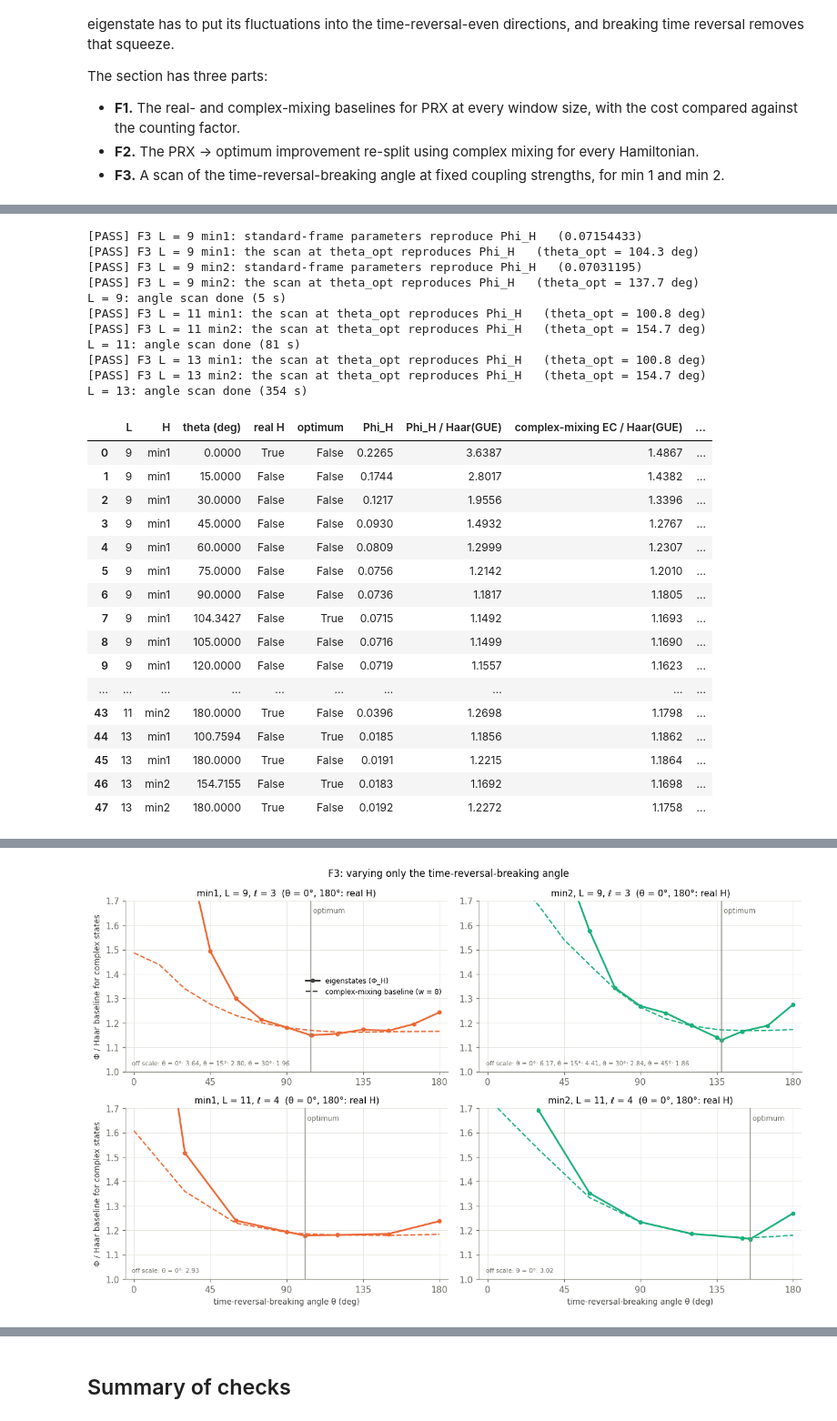
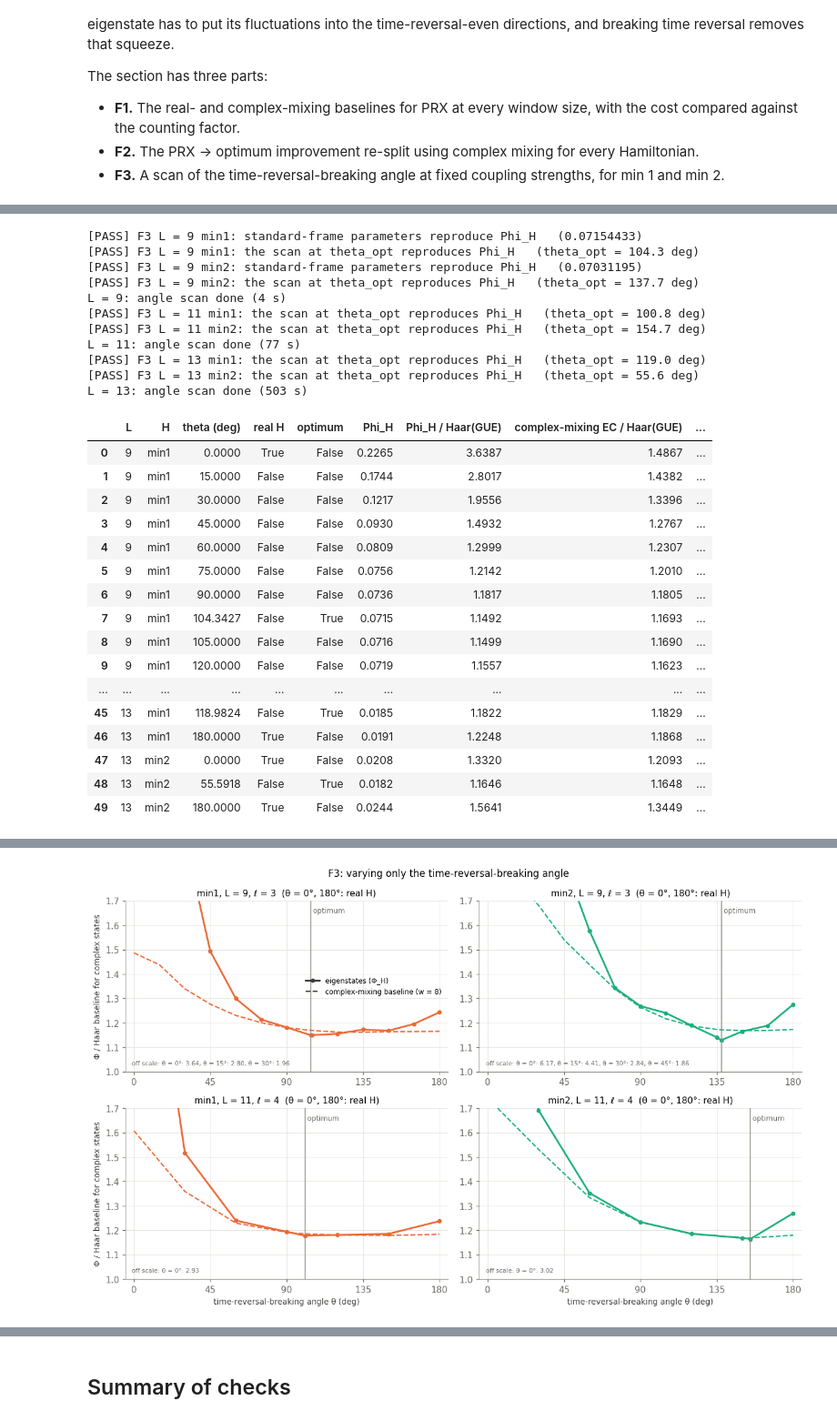
Before and after one commit to hotsoup1415/Optimizing-thermalization, a Jupyter notebook: notebooks/07_energy_conservation.ipynb, the cells around one changed output, grey strips where cells are left out. Shown at 91% size. Cells and saved outputs as stored; diff of their text form; code cells hidden in the pictures.

```diff
--- a/notebooks/07_energy_conservation.ipynb
+++ b/notebooks/07_energy_conservation.ipynb
@@ -96,10 +96,16 @@ PARAMS = {
          'min1': ('x6', [0.0723185, 0.560674, 0.731729, -0.450085, 0.362785, 0.0]),
          'min2': ('x6', [0.0639073, 0.482552, 1.38985, -0.214289, 0.878317, 0.0])},
 }
-PARAMS[13] = dict(PARAMS[11])    # no L = 13 search: the L = 11 optima, transferred unchanged
-PARAM_NOTE = {9: 'L = 9 optimum', 11: 'L = 11 optimum', 13: 'L = 11 optimum, transferred'}
+PARAMS[13] = {    # provisional L = 13 (l = 5) optima from the HPC search, standard frame (l13_l5_results.npz)
+    'PRX':  ('gh', (1.08, 0.30)),
+    'min1': ('x6', [0.052453169282991936, 0.42735606301449497, 0.7956654024089554,
+                    -0.33246518090000116, 0.2997044568443113, 0.0]),
+    'min2': ('x6', [0.06390732182093949, 0.21266945943460414, -1.2361005836458223,
+                    -1.057612495781022, 1.9678969722593767, 0.0])}
+PARAM_NOTE = {9: 'L = 9 optimum', 11: 'L = 11 optimum', 13: 'L = 13 optimum (provisional)'}
 REF_PHI = {9:  {'PRX': 0.09813847, 'min1': 0.07154433, 'min2': 0.07031195},   # coupling search (README table)
-           11: {'PRX': 0.04553219, 'min1': 0.03677807, 'min2': 0.03634512}}
+           11: {'PRX': 0.04553219, 'min1': 0.03677807, 'min2': 0.03634512},
+           13: {'PRX': 0.02095626735, 'min1': 0.01846709691, 'min2': 0.01819287880}}   # L = 13 HPC search
 
 _sx = np.array([[0, 1], [1, 0]], dtype=complex)
 _sy = np.array([[0, -1j], [1j, 0]])
@@ -807,7 +814,7 @@ def theta_of(xs):
     return abs(np.arctan2(2 * xs[3], xs[1] - xs[2]))
 
 
-N_THETA = {9: 13, 11: 7}      # full angle grids; any other L (13) gets only theta_opt and the real point 180 deg
+N_THETA = {9: 13, 11: 7}      # full angle grids; any other L (13) gets theta_opt and the two real points 0 and 180 deg
 ANGLE, rows = {}, []
 for (L, l) in SIZES:
     geo = GEO[L]
@@ -822,7 +829,7 @@ for (L, l) in SIZES:
             phi_std = pair_phi(eigh(H, subset_by_index=[geo.lo, geo.hi])[1], geo).mean()
             check(f'F3 L = {L} {name}: standard-frame parameters reproduce Phi_H',
                   np.isclose(phi_std, SYS[(L, name)]['phi_H'], rtol=1e-8), f'{phi_std:.8f}')
-        grid = (np.linspace(0, np.pi, N_THETA[L]) if L in N_THETA else [np.pi])
+        grid = (np.linspace(0, np.pi, N_THETA[L]) if L in N_THETA else [0.0, np.pi])
         grid = sorted(set(np.round(np.append(grid, th0), 12)))
         for th in grid:
             opt = bool(np.isclose(th, th0))
@@ -853,11 +860,14 @@ display(df_ang.round(4))
 for (L, l) in SIZES:
     for name in ('min1', 'min2'):
         d = df_ang[(df_ang.L == L) & (df_ang.H == name)]
-        o, r180 = d[d.optimum].iloc[0], d[np.isclose(d['theta (deg)'], 180)].iloc[0]
-        print(f"FINDING  L = {L:2d} {name} ({PARAM_NOTE[L]}): restoring time reversal at fixed couplings "
-              f"(theta = 180 deg) raises Phi by {100 * (r180['Phi_H'] / o['Phi_H'] - 1):.1f}%; complex-mixing baseline "
-              f"{o['complex-mixing EC / Haar(GUE)']:.3f} -> {r180['complex-mixing EC / Haar(GUE)']:.3f}; "
-              f"Phi_H / complex-mixing EC {o['Phi_H / complex-mixing EC']:.3f} -> {r180['Phi_H / complex-mixing EC']:.3f}")
+        o = d[d.optimum].iloc[0]
+        for th_real in (0, 180):    # both time-reversal-symmetric points at the same coupling strengths
+            rr = d[np.isclose(d['theta (deg)'], th_real)].iloc[0]
+            print(f"FINDING  L = {L:2d} {name} ({PARAM_NOTE[L]}, theta_opt = {o['theta (deg)']:.1f} deg): restoring time "
+                  f"reversal at theta = {th_real:3d} deg raises Phi by {100 * (rr['Phi_H'] / o['Phi_H'] - 1):5.1f}%; "
+                  f"complex-mixing baseline {o['complex-mixing EC / Haar(GUE)']:.3f} -> "
+                  f"{rr['complex-mixing EC / Haar(GUE)']:.3f}; Phi_H / complex-mixing EC "
+                  f"{o['Phi_H / complex-mixing EC']:.3f} -> {rr['Phi_H / complex-mixing EC']:.3f}")
 
 PLOT_SIZES = [(L, l) for (L, l) in SIZES if L in N_THETA]
 fig, axes = plt.subplots(len(PLOT_SIZES), 2, figsize=(11.5, 3.6 * len(PLOT_SIZES)), squeeze=False)
@@ -877,40 +887,40 @@ for i, (L, l) in enumerate(PLOT_SIZES):
                     zip(off['theta (deg)'], off['Phi_H / Haar(GUE)'])), transform=ax.transAxes, fontsize=7, color='#6b6a63')
         ax.set_ylim(1.0, YTOP); ax.set_xlim(-5, 185); ax.set_xticks([0, 45, 90, 135, 180])
         ax.set_title(f'{name}, L = {L}, ℓ = {l}  (θ = 0°, 180°: real H)')
         if i == len(PLOT_SIZES) - 1: ax.set_xlabel('time-reversal-breaking angle θ (deg)')
         if j == 0: ax.set_ylabel('Φ / Haar baseline for complex states')
 handles = [Line2D([], [], color='#3d3d3a', lw=2, marker='o', ms=4, label='eigenstates (Φ_H)'),
            Line2D([], [], color='#3d3d3a', lw=1.5, ls='--', label=f'complex-mixing baseline (w = {W_REF})')]
 axes[0, 0].legend(handles=handles, fontsize=8, loc='center right')
 fig.suptitle('F3: varying only the time-reversal-breaking angle', fontsize=11)
 fig.tight_layout(); plt.show()
 print(f'Section F3 time: {time.time() - t0:.1f} s')
 # %% [output]
 [PASS] F3 L = 9 min1: standard-frame parameters reproduce Phi_H   (0.07154433)
 [PASS] F3 L = 9 min1: the scan at theta_opt reproduces Phi_H   (theta_opt = 104.3 deg)
 [PASS] F3 L = 9 min2: standard-frame parameters reproduce Phi_H   (0.07031195)
 [PASS] F3 L = 9 min2: the scan at theta_opt reproduces Phi_H   (theta_opt = 137.7 deg)
-L = 9: angle scan done (5 s)
+L = 9: angle scan done (4 s)
 [PASS] F3 L = 11 min1: the scan at theta_opt reproduces Phi_H   (theta_opt = 100.8 deg)
 [PASS] F3 L = 11 min2: the scan at theta_opt reproduces Phi_H   (theta_opt = 154.7 deg)
-L = 11: angle scan done (81 s)
-[PASS] F3 L = 13 min1: the scan at theta_opt reproduces Phi_H   (theta_opt = 100.8 deg)
-[PASS] F3 L = 13 min2: the scan at theta_opt reproduces Phi_H   (theta_opt = 154.7 deg)
-L = 13: angle scan done (354 s)
+L = 11: angle scan done (77 s)
+[PASS] F3 L = 13 min1: the scan at theta_opt reproduces Phi_H   (theta_opt = 119.0 deg)
+[PASS] F3 L = 13 min2: the scan at theta_opt reproduces Phi_H   (theta_opt = 55.6 deg)
+L = 13: angle scan done (503 s)
 |  | L | H | theta (deg) | real H | optimum | Phi_H | Phi_H / Haar(GUE) | complex-mixing EC / Haar(GUE) | ... |
 | 0 | 9 | min1 | 0.0000 | True | False | 0.2265 | 3.6387 | 1.4867 | ... |
 | 1 | 9 | min1 | 15.0000 | False | False | 0.1744 | 2.8017 | 1.4382 | ... |
 | 2 | 9 | min1 | 30.0000 | False | False | 0.1217 | 1.9556 | 1.3396 | ... |
 | 3 | 9 | min1 | 45.0000 | False | False | 0.0930 | 1.4932 | 1.2767 | ... |
 | 4 | 9 | min1 | 60.0000 | False | False | 0.0809 | 1.2999 | 1.2307 | ... |
 | 5 | 9 | min1 | 75.0000 | False | False | 0.0756 | 1.2142 | 1.2010 | ... |
 | 6 | 9 | min1 | 90.0000 | False | False | 0.0736 | 1.1817 | 1.1805 | ... |
 | 7 | 9 | min1 | 104.3427 | False | True | 0.0715 | 1.1492 | 1.1693 | ... |
 | 8 | 9 | min1 | 105.0000 | False | False | 0.0716 | 1.1499 | 1.1690 | ... |
 | 9 | 9 | min1 | 120.0000 | False | False | 0.0719 | 1.1557 | 1.1623 | ... |
 | ... | ... | ... | ... | ... | ... | ... | ... | ... | ... |
-| 43 | 11 | min2 | 180.0000 | True | False | 0.0396 | 1.2698 | 1.1798 | ... |
-| 44 | 13 | min1 | 100.7594 | False | True | 0.0185 | 1.1856 | 1.1862 | ... |
-| 45 | 13 | min1 | 180.0000 | True | False | 0.0191 | 1.2215 | 1.1864 | ... |
-| 46 | 13 | min2 | 154.7155 | False | True | 0.0183 | 1.1692 | 1.1698 | ... |
-| 47 | 13 | min2 | 180.0000 | True | False | 0.0192 | 1.2272 | 1.1758 | ... |
+| 45 | 13 | min1 | 118.9824 | False | True | 0.0185 | 1.1822 | 1.1829 | ... |
+| 46 | 13 | min1 | 180.0000 | True | False | 0.0191 | 1.2248 | 1.1868 | ... |
+| 47 | 13 | min2 | 0.0000 | True | False | 0.0208 | 1.3320 | 1.2093 | ... |
+| 48 | 13 | min2 | 55.5918 | False | True | 0.0182 | 1.1646 | 1.1648 | ... |
+| 49 | 13 | min2 | 180.0000 | True | False | 0.0244 | 1.5641 | 1.3449 | ... |
```
Also changed, not shown: parts of 13 cells of this notebook, 2 other files.
